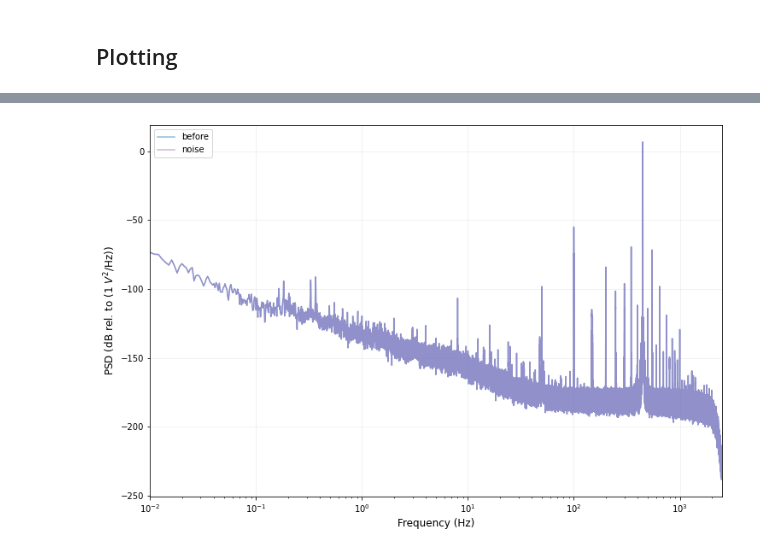
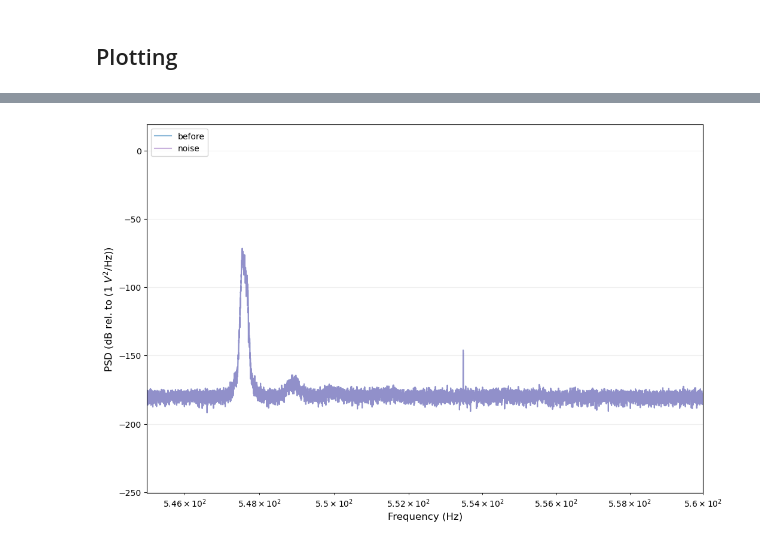
Before and after one commit to andbrocode/notebooks2, a Jupyter notebook: SagnacFrequency/SagnacFrequency_WestringSpectra.ipynb, the cells around one changed output, grey strips where cells are left out. Cells and saved outputs as stored; diff of their text form; code cells hidden in the pictures.

```diff
--- a/SagnacFrequency/SagnacFrequency_WestringSpectra.ipynb
+++ b/SagnacFrequency/SagnacFrequency_WestringSpectra.ipynb
@@ -104,20 +101,20 @@ rv4['fjz_psd_db'] = 20*log10(rv4.fjz_psd)
 # %%
 font = 12
 
 fig, ax = plt.subplots(1,1,figsize=(12,8))
 
 
 ax.semilogx(rv4.frequencies, rv4.fjz_psd_db, alpha=0.5, color="tab:blue", label="before")
 
 ax.semilogx(rv4.frequencies, rv4.fjz_psd_db, alpha=0.5, color="tab:purple", label="noise")
 
 plt.grid(alpha=0.2)
 plt.xlim(1e-2, 2.5e3)
-
+plt.xlim(545, 560)
 plt.xlabel("Frequency (Hz)", fontsize=font)
 plt.ylabel(f"PSD (dB rel. to (1 $V^2$/Hz))", fontsize=font)
 plt.legend(loc=2)
 
 plt.show();
 # %% [output]
-[figure, old version]
+[figure, new version]
```
Also changed, not shown: parts of 2 cells of this notebook, 1 other file.
